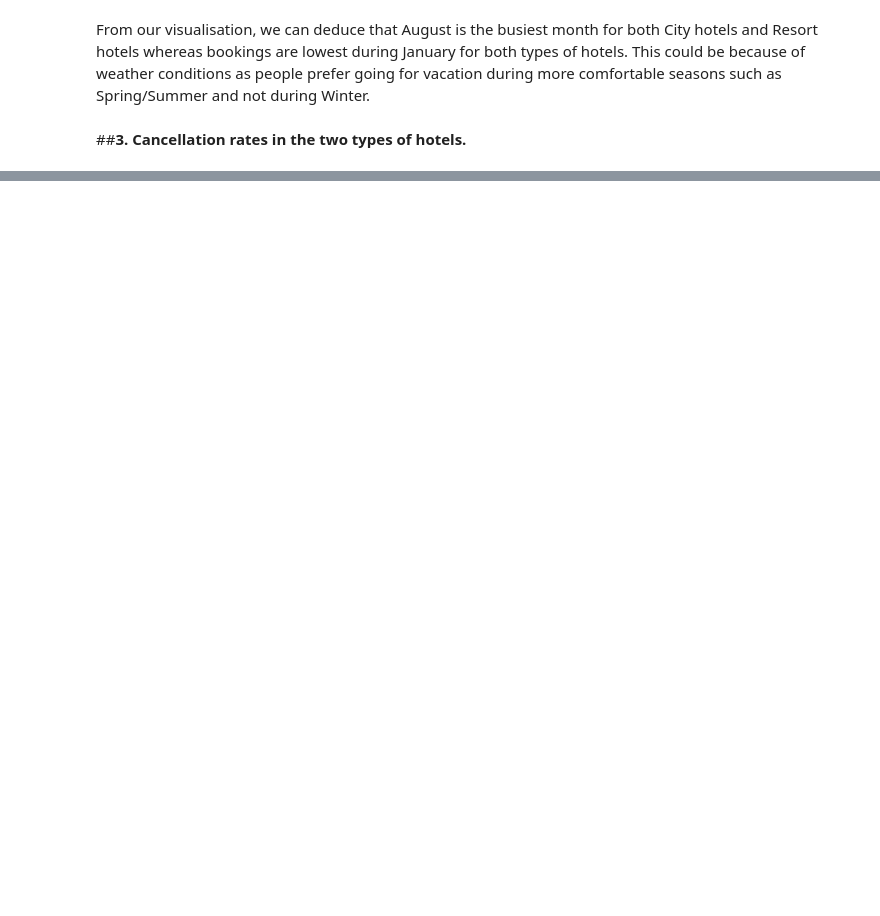
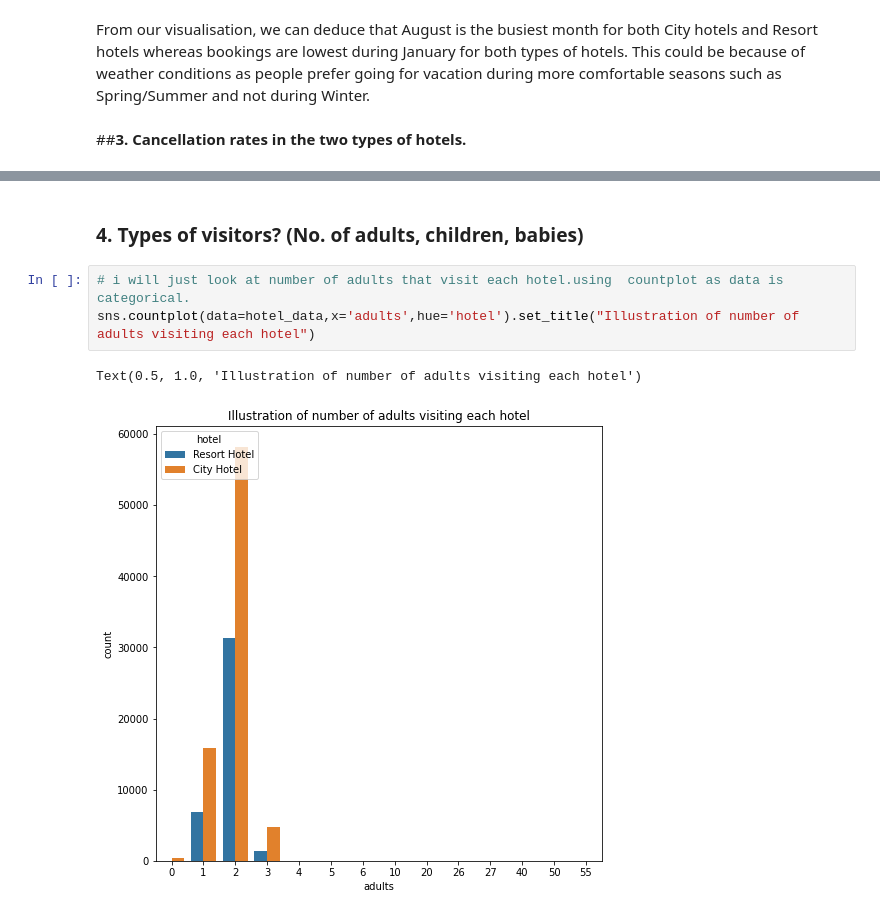
Before and after one commit to zeeshubanny/EDA-HOTEL-BOOKING, a Jupyter notebook: Hotel_Booking_Analysis_Capstone_Project.ipynb, the cells around one changed output, grey strips where cells are left out. Drawn from its saved outputs; the diff is of its cells as text; blank space fills up the shorter version.

Commit message:
visiting phase

```diff
--- a/Hotel_Booking_Analysis_Capstone_Project.ipynb
+++ b/Hotel_Booking_Analysis_Capstone_Project.ipynb
@@ -248,0 +261,8 @@ Text(0.5, 0, 'Bookings Cancelled')
+# %% [markdown]
+### **4. Types of visitors? (No. of adults, children, babies)**
+# %%
+# i will just look at number of adults that visit each hotel.using  countplot as data is categorical.
+sns.countplot(data=hotel_data,x='adults',hue='hotel').set_title("Illustration of number of adults visiting each hotel")
+# %% [output]
+Text(0.5, 1.0, 'Illustration of number of adults visiting each hotel')
+[figure, added]
```
Also changed, not shown: parts of 5 cells of this notebook.
